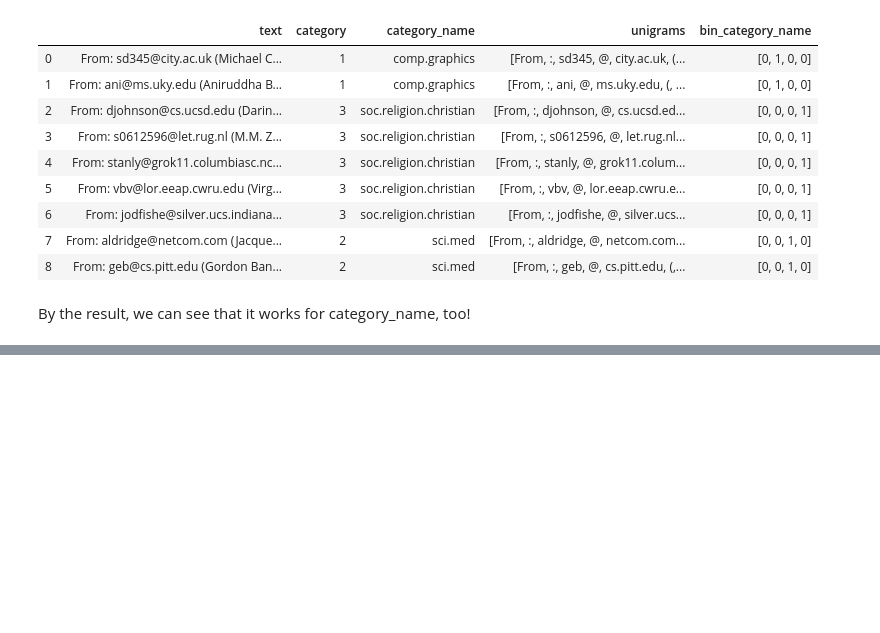
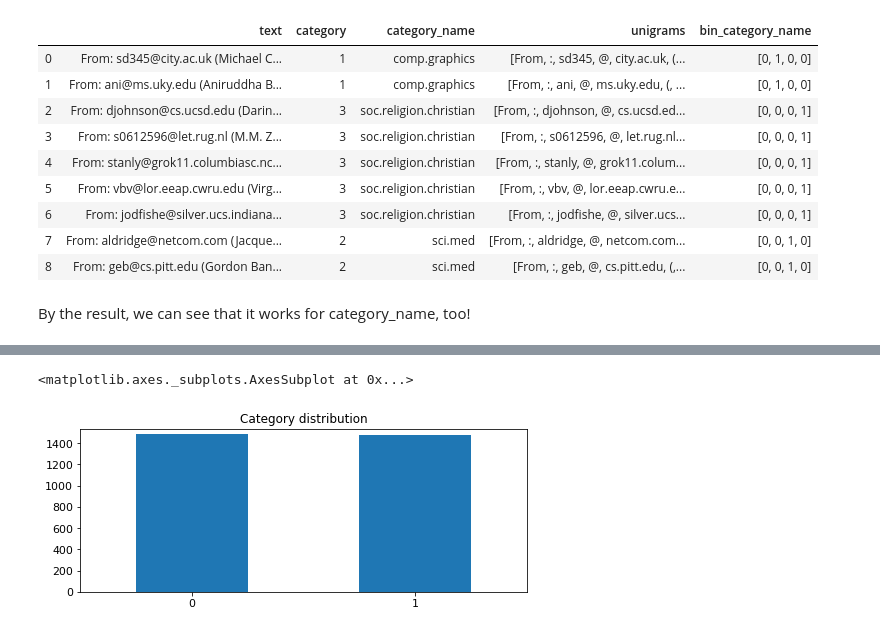
Before and after one commit to YulinHuang0923/DM19-Lab1-Homework1, a Jupyter notebook: DM19-Lab1-Homework.ipynb, the cells around one changed output, grey strips where cells are left out. Cells and saved outputs as stored; diff of their text form; code cells hidden in the pictures; blank space fills up the shorter version.

```diff
--- a/DM19-Lab1-Homework.ipynb
+++ b/DM19-Lab1-Homework.ipynb
@@ -402,0 +431,13 @@ By the result, we can see that it works for category_name, too!
+# %%
+# Data Transformation
+import pandas as pd
+import numpy as np
+import helpers.data_mining_helpers as dmh
+
+# construct dataframe from a list
+sentences, labels = [], []
+for idx, line in enumerate(lines):
+    sentences.append(line.split("\t")[0])
+    labels.append(int(line.split("\t")[1]))
+data = np.array([sentences, labels]).T
+X = pd.DataFrame(data=data, columns=['sentence', 'label'])
@@ -402,0 +465,4 @@ By the result, we can see that it works for category_name, too!
+# %%
+# Drop Duplicate Data & check shape
+X.drop_duplicates(keep=False, inplace=True)
+print(X.shape)
@@ -402,0 +498,10 @@ By the result, we can see that it works for category_name, too!
+# %%
+# label distribution
+upperbound = max([len(X.label[lambda x: x == str(label)]) for label in set(labels)]) + 50
+X.label.value_counts().plot(kind = 'bar',
+                          title = 'Category distribution',
+                          ylim = [0, upperbound],
+                          rot = 0, fontsize = 11, figsize = (8,3))
+# %% [output]
+<matplotlib.axes._subplots.AxesSubplot at 0x...>
+[figure, added]
```
Also changed, not shown: parts of 45 cells of this notebook, 5 other files.
